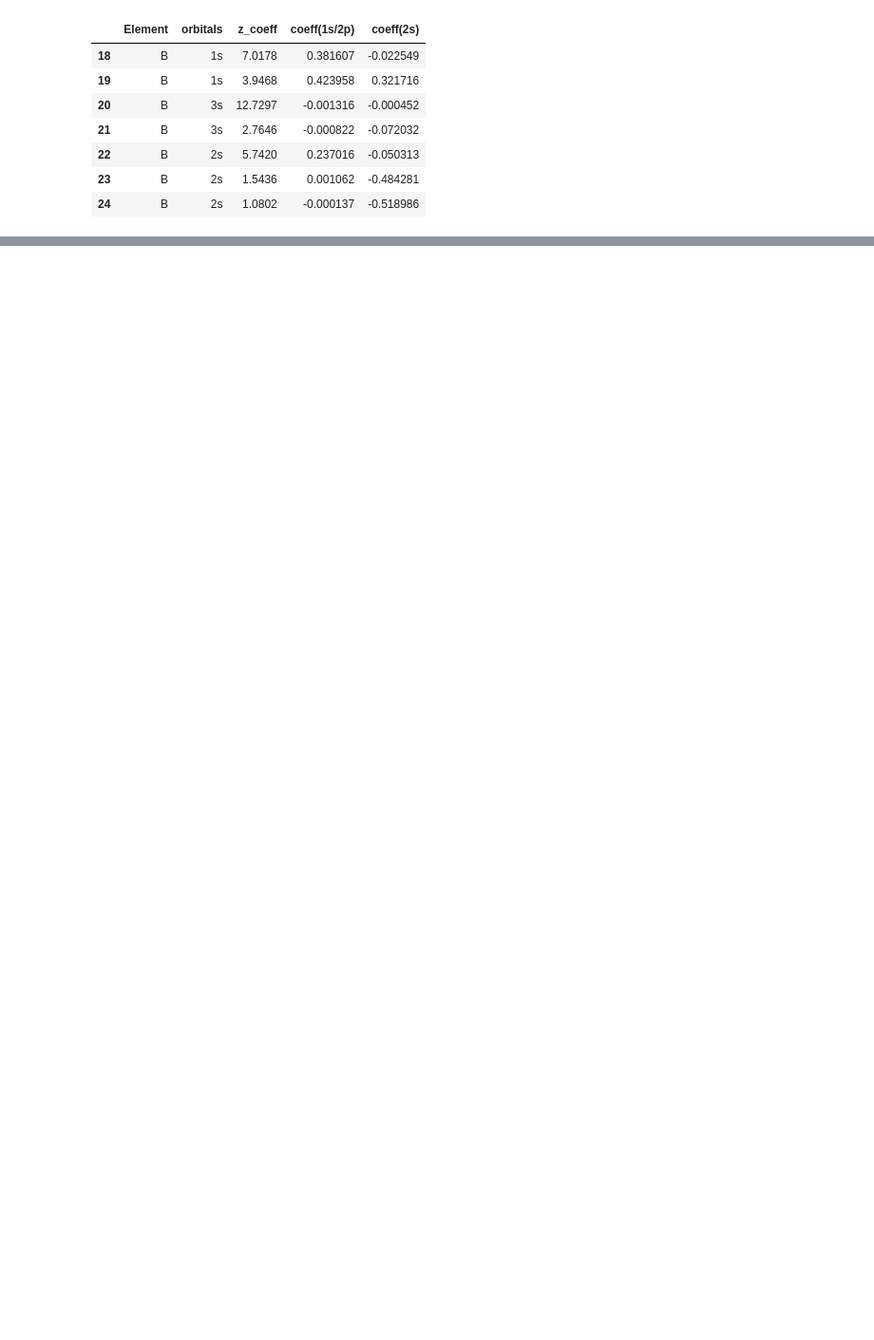
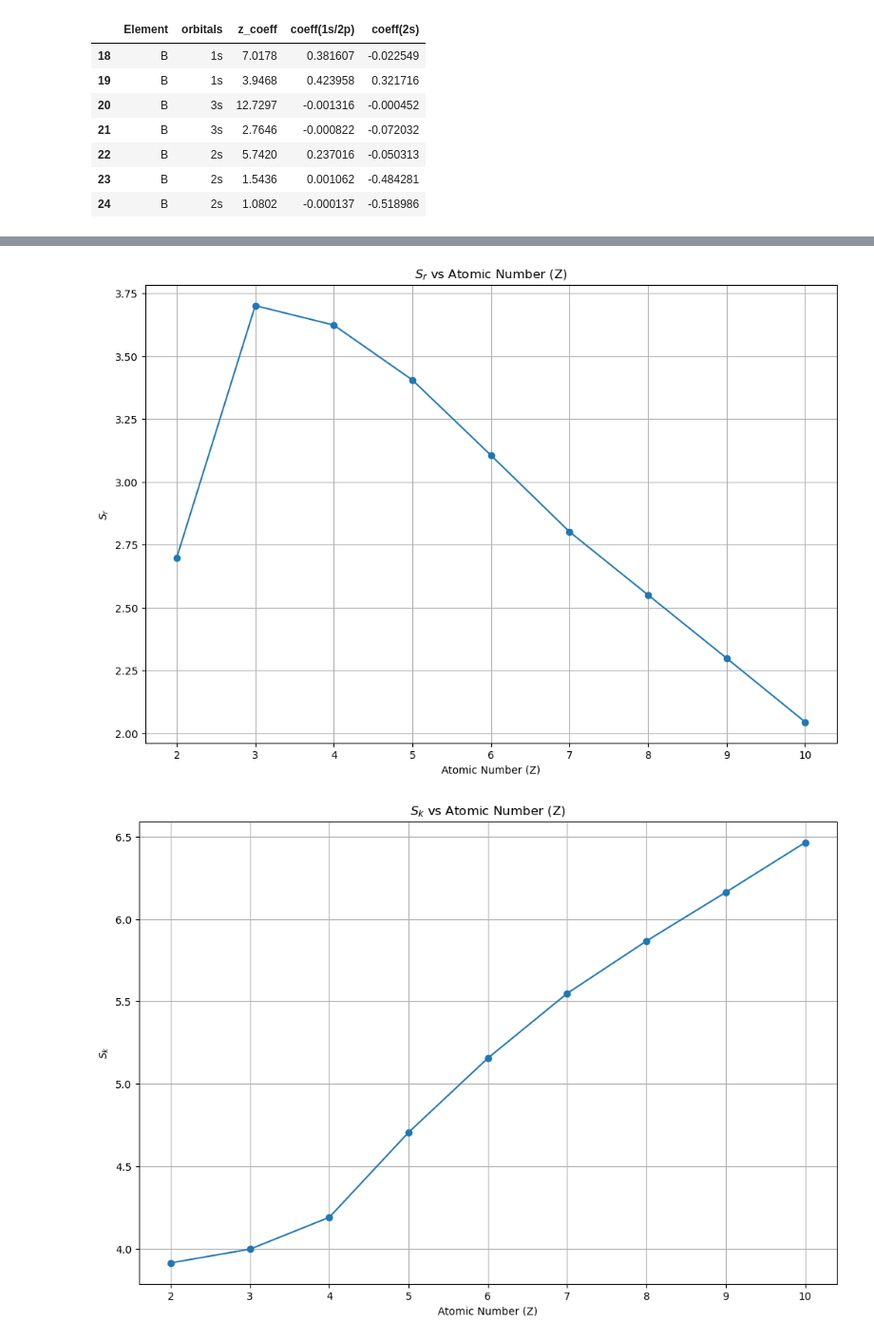
Before and after one commit to 0xVtsio/Computational-Quantum-Physics, a Jupyter notebook: QuantumPhysics_He2Ne.ipynb, the cells around one changed output, grey strips where cells are left out. Shown at 95% size. Saved outputs shown, nothing was run; the diff lists cells and outputs as text; code cells hidden in the pictures; blank space fills up the shorter version.

```diff
--- a/QuantumPhysics_He2Ne.ipynb
+++ b/QuantumPhysics_He2Ne.ipynb
@@ -40,0 +84,44 @@ Sr: 3.4054, Sk: 4.7059, S: 8.1113, Smax: 10.3738
+# %%
+Sr = res['Sr'].astype(float)
+Sk = res['Sk'].astype(float)
+S = res['S'].astype(float)
+Smax = res['Smax'].astype(float)
+
+# plot Sr(Z)
+plt.figure(figsize=(12,8))
+plt.plot(Z_range, Sr, 'o-')
+plt.title(r"$S_r$ vs Atomic Number (Z)")
+plt.xlabel(r"Atomic Number (Z)")
+plt.ylabel(r"$S_r$")
+plt.grid()
+plt.show()
+
+# plot Sk(Z)
+plt.figure(figsize=(12,8))
+plt.plot(Z_range, Sk, 'o-')
+plt.title(r"$S_k$ vs Atomic Number (Z)")
+plt.xlabel(r"Atomic Number (Z)")
+plt.ylabel(r"$S_k$")
+plt.grid()
+plt.show()
+
+# plot S(Z)
+plt.figure(figsize=(12,8))
+plt.plot(Z_range, S, 'o-')
+plt.title(r"$S$ vs Atomic Number (Z)")
+plt.xlabel(r"Atomic Number (Z)")
+plt.ylabel(r"$S$")
+plt.grid()
+plt.show()
+
+# plot Smax(Z)
+plt.figure(figsize=(12,8))
+plt.plot(Z_range, Smax, 'o-')
+plt.title(r"$S_{max}$ vs Atomic Number (Z)")
+plt.xlabel(r"Atomic Number (Z)")
+plt.ylabel(r"$S_{max}$")
+plt.grid()
+plt.show()
+# %% [output]
+[figure, added]
+[figure, added]
```
Also changed, not shown: parts of 3 cells of this notebook.
